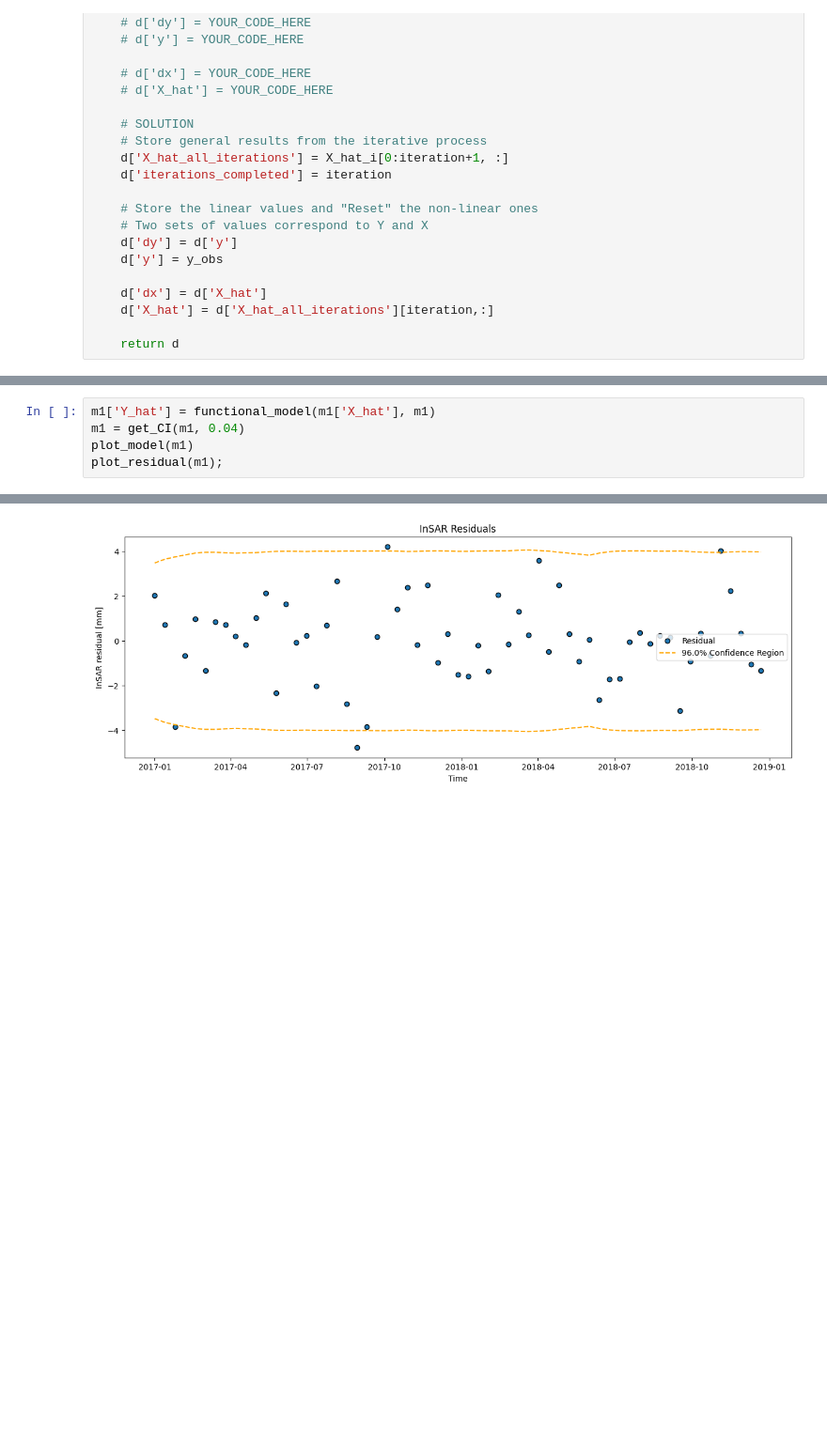
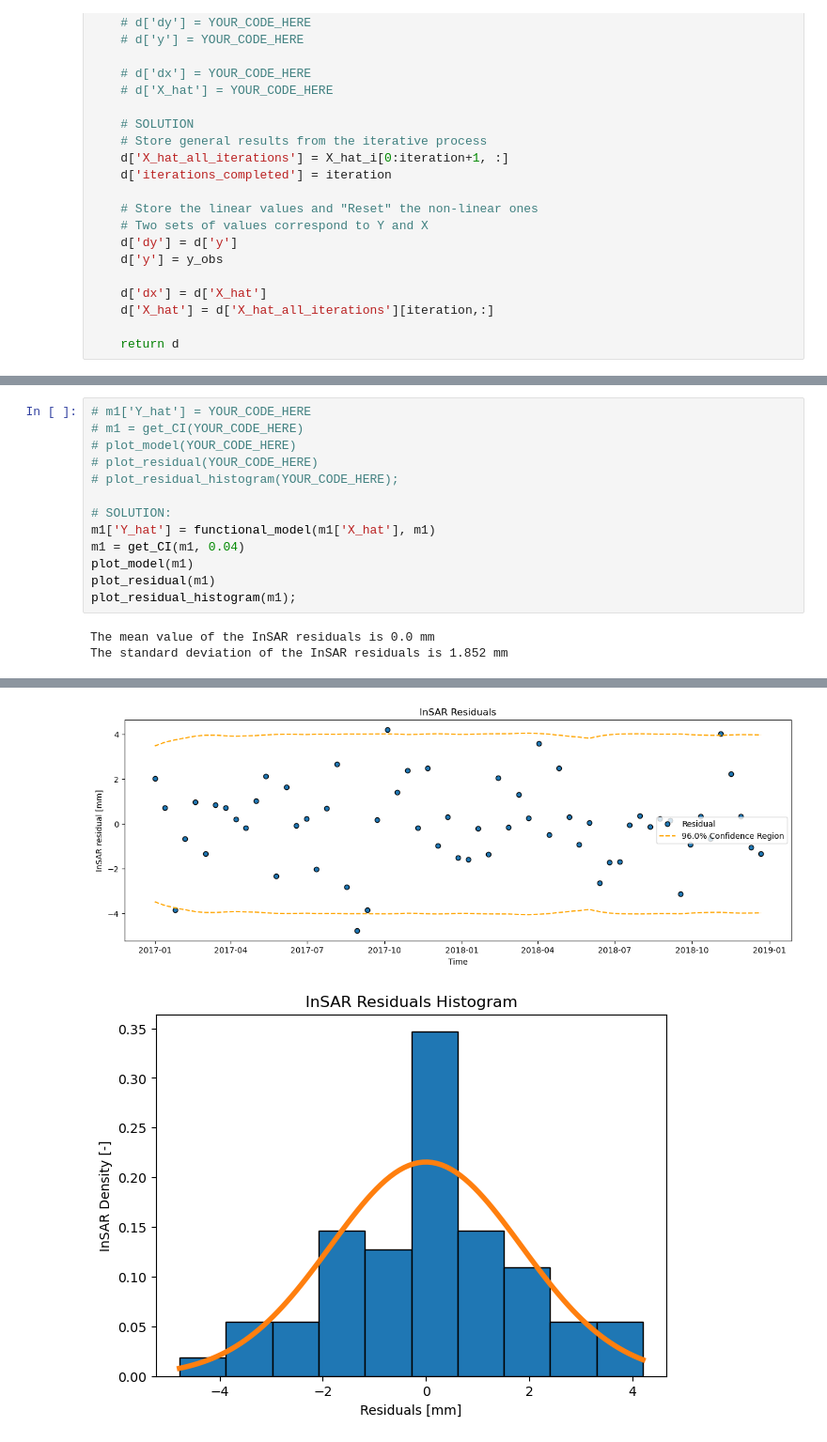
Before and after one commit to TUDelft-MUDE/2024-files, a Jupyter notebook: content/GA_1_4/Analysis_solution.ipynb, the cells around one changed output, grey strips where cells are left out. Shown at 94% size. Saved outputs shown, nothing was run; the diff lists cells and outputs as text; blank space fills up the shorter version.

```diff
--- a/content/GA_1_4/Analysis_solution.ipynb
+++ b/content/GA_1_4/Analysis_solution.ipynb
@@ -740,9 +783,20 @@ Also create a histogram of the residuals where you plot the normal distribution
 # %%
+# m1['Y_hat'] = YOUR_CODE_HERE
+# m1 = get_CI(YOUR_CODE_HERE)
+# plot_model(YOUR_CODE_HERE)
+# plot_residual(YOUR_CODE_HERE)
+# plot_residual_histogram(YOUR_CODE_HERE);
+
+# SOLUTION:
 m1['Y_hat'] = functional_model(m1['X_hat'], m1)
 m1 = get_CI(m1, 0.04)
 plot_model(m1)
-plot_residual(m1);
+plot_residual(m1)
+plot_residual_histogram(m1);
 # %% [output]
+The mean value of the InSAR residuals is 0.0 mm
+The standard deviation of the InSAR residuals is 1.852 mm
 [figure]
 [figure]
+[figure, added]
 # %%
```
Also changed, not shown: parts of 71 cells of this notebook, 11 other files.
